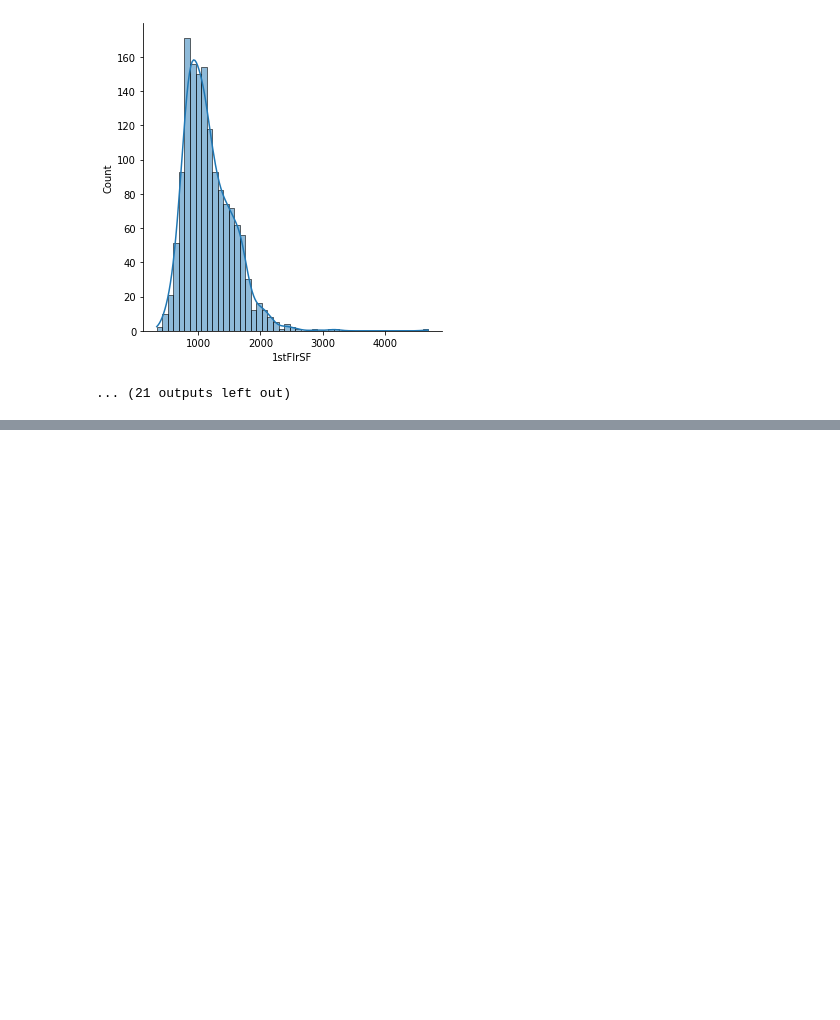
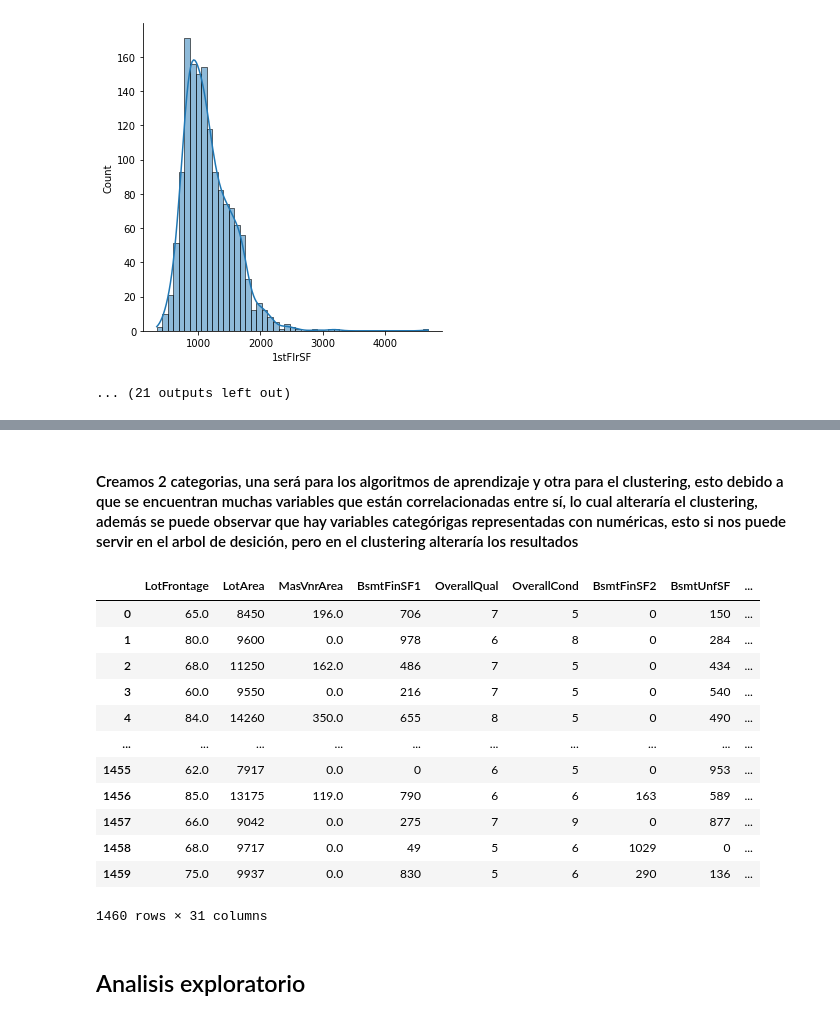
Before and after one commit to Andrei-Portales/HDT3_Mineria_de_datos, a Jupyter notebook: HDT3.ipynb, the cells around one changed output, grey strips where cells are left out. Cells and saved outputs as stored; diff of their text form; code cells hidden in the pictures; blank space fills up the shorter version.

```diff
--- a/HDT3.ipynb
+++ b/HDT3.ipynb
@@ -104,0 +151,29 @@ plt.show()
+# %%
+CUANTITATIVES = ['LotFrontage', 'LotArea', 'MasVnrArea', 'BsmtFinSF1', 'OverallQual', 'OverallCond', 'BsmtFinSF2', 'BsmtUnfSF', 'TotalBsmtSF', '1stFlrSF', '2ndFlrSF', 'LowQualFinSF', 'GrLivArea', 'BsmtFullBath', 'BsmtHalfBath', 'FullBath', 'HalfBath', 'BedroomAbvGr', 'KitchenAbvGr', 'TotRmsAbvGrd', 'Fireplaces', 'GarageCars', 'GarageArea', 'WoodDeckSF', 'OpenPorchSF', 'EnclosedPorch', '3SsnPorch', 'ScreenPorch', 'PoolArea', 'MiscVal', 'SalePrice']
+
+
+#NON_CATEGORICAL = ['LotFrontage', 'LotArea','MoSold', 'YrSold', 'SalePrice']
+
+NON_CATEGORICAL = ['LotFrontage', 'LotArea','PoolArea', 'OverallQual', 'OverallCond','GarageArea', 'SalePrice']
+# %% [markdown]
+#### Creamos 2 categorias, una será para los algoritmos de aprendizaje y otra para el clustering, esto debido a que se encuentran muchas variables que están correlacionadas entre sí, lo cual alteraría el clustering, además se puede observar que hay variables categórigas representadas con numéricas, esto si nos puede servir en el arbol de desición, pero en el clustering alteraría los resultados
+# %%
+
+
+data[CUANTITATIVES]
+# %% [output]
+|  | LotFrontage | LotArea | MasVnrArea | BsmtFinSF1 | OverallQual | OverallCond | BsmtFinSF2 | BsmtUnfSF | ... |
+| 0 | 65.0 | 8450 | 196.0 | 706 | 7 | 5 | 0 | 150 | ... |
+| 1 | 80.0 | 9600 | 0.0 | 978 | 6 | 8 | 0 | 284 | ... |
+| 2 | 68.0 | 11250 | 162.0 | 486 | 7 | 5 | 0 | 434 | ... |
+| 3 | 60.0 | 9550 | 0.0 | 216 | 7 | 5 | 0 | 540 | ... |
+| 4 | 84.0 | 14260 | 350.0 | 655 | 8 | 5 | 0 | 490 | ... |
+| ... | ... | ... | ... | ... | ... | ... | ... | ... | ... |
+| 1455 | 62.0 | 7917 | 0.0 | 0 | 6 | 5 | 0 | 953 | ... |
+| 1456 | 85.0 | 13175 | 119.0 | 790 | 6 | 6 | 163 | 589 | ... |
+| 1457 | 66.0 | 9042 | 0.0 | 275 | 7 | 9 | 0 | 877 | ... |
+| 1458 | 68.0 | 9717 | 0.0 | 49 | 5 | 6 | 1029 | 0 | ... |
+| 1459 | 75.0 | 9937 | 0.0 | 830 | 5 | 6 | 290 | 136 | ... |
+1460 rows × 31 columns
+# %% [markdown]
+## Analisis exploratorio
```
Also changed, not shown: parts of 14 cells of this notebook.
